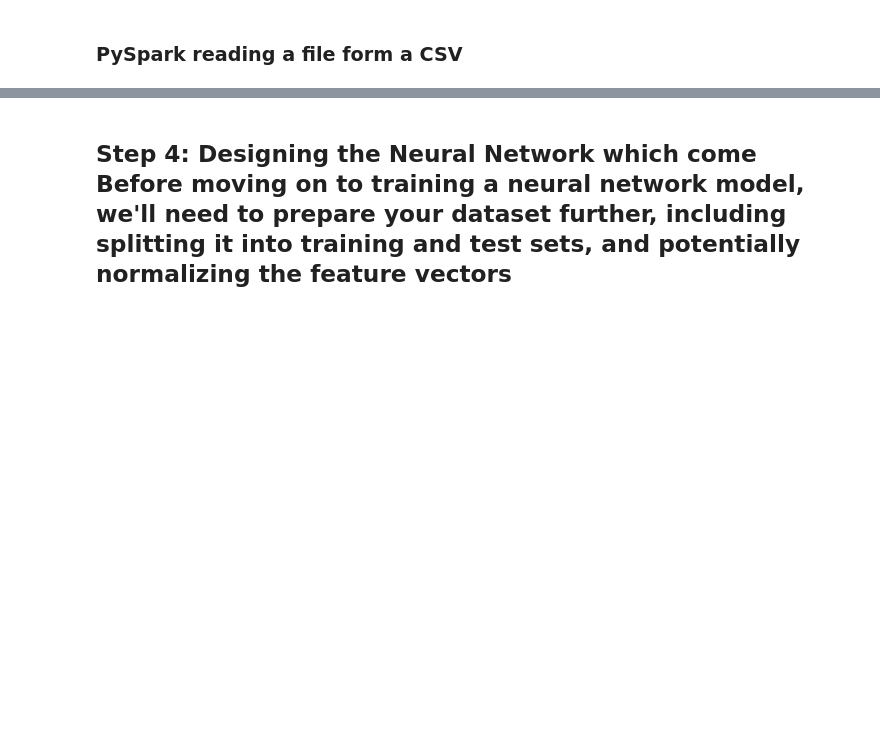
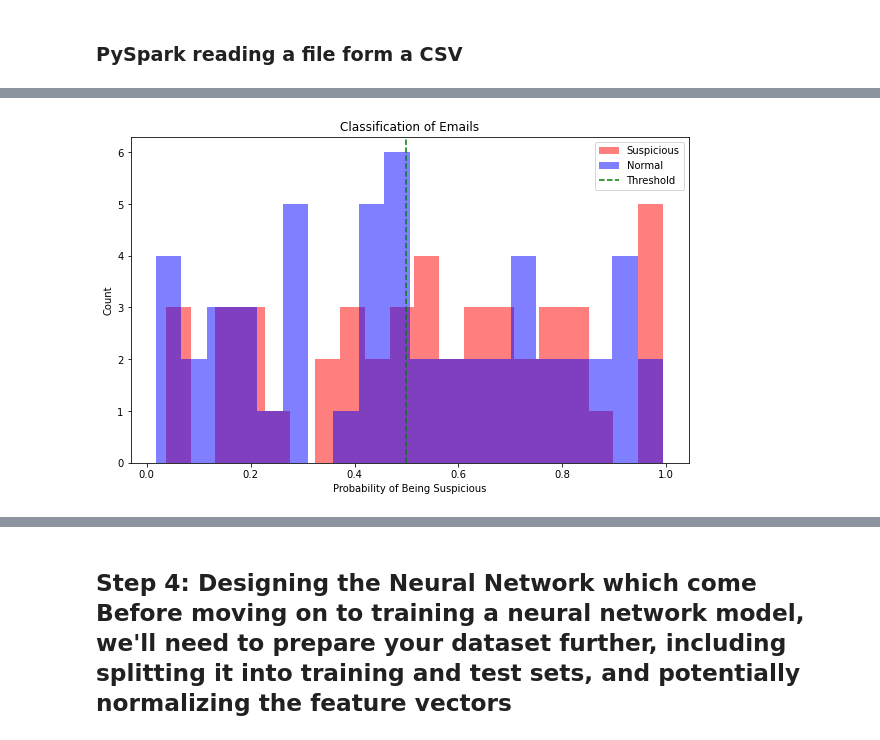
Before and after one commit to bconti8/CA1-Sem-2-MSc-in-Data-Analytics, a Jupyter notebook: CA1S2_Jupyter_File.ipynb, the cells around one changed output, grey strips where cells are left out. Drawn from its saved outputs; the diff is of its cells as text; code cells hidden in the pictures; blank space fills up the shorter version.

```diff
--- a/CA1S2_Jupyter_File.ipynb
+++ b/CA1S2_Jupyter_File.ipynb
@@ -418,0 +493,30 @@ only showing top 20 rows
+# %%
+import matplotlib.pyplot as plt
+import pandas as pd
+import numpy as np
+
+# Assuming the analysis_df DataFrame is already created with the correct structure
+analysis_df = pd.DataFrame({
+    'Probability_Suspicious': np.random.rand(100),  # Random probabilities for demonstration
+    'Is_Suspicious': np.random.randint(2, size=100)  # Random binary labels for demonstration
+})
+
+def plot_classification_results(analysis_df, threshold=0.5):
+    # Filtering data based on classification
+    suspicious = analysis_df[analysis_df['Is_Suspicious'] == 1]['Probability_Suspicious']
+    normal = analysis_df[analysis_df['Is_Suspicious'] == 0]['Probability_Suspicious']
+
+    # Plotting
+    plt.figure(figsize=(10, 6))
+    plt.hist(suspicious, alpha=0.5, label='Suspicious', bins=20, color='red')
+    plt.hist(normal, alpha=0.5, label='Normal', bins=20, color='blue')
+    plt.axvline(x=threshold, color='green', linestyle='--', label='Threshold')
+    plt.title('Classification of Emails')
+    plt.xlabel('Probability of Being Suspicious')
+    plt.ylabel('Count')
+    plt.legend()
+    plt.show()
+
+plot_classification_results(analysis_df)
+# %% [output]
+[figure, added]
```
Also changed, not shown: parts of 68 cells of this notebook.
